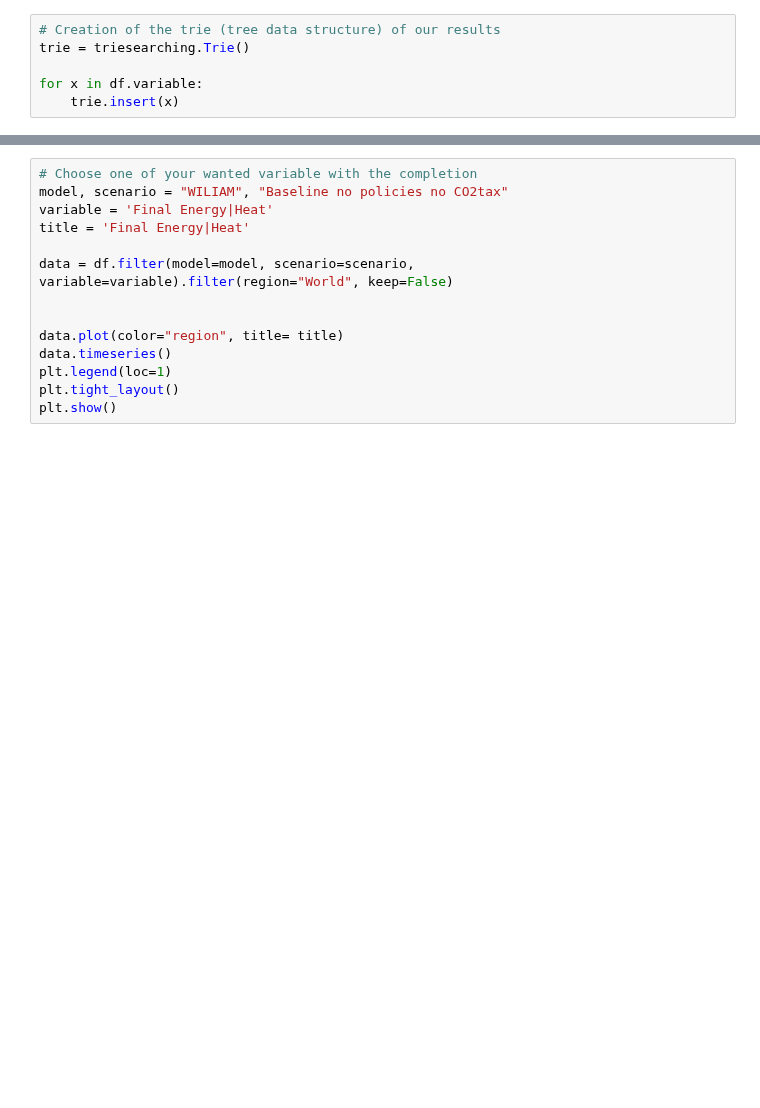
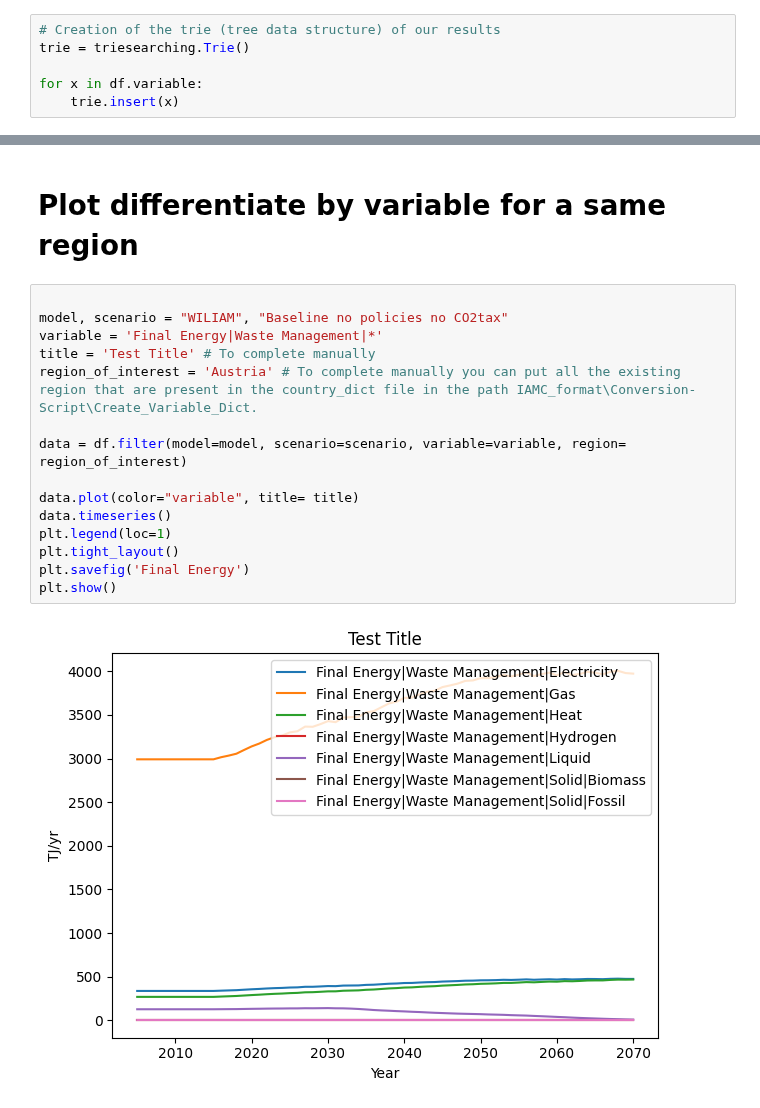
Before and after one commit to Tristan22400/IAMC_format, a Jupyter notebook: Visualization/Plot_timeseries.ipynb, the cells around one changed output, grey strips where cells are left out. Saved outputs shown, nothing was run; the diff lists cells and outputs as text; blank space fills up the shorter version.

Commit message:
create multiples types of plot

```diff
--- a/Visualization/Plot_timeseries.ipynb
+++ b/Visualization/Plot_timeseries.ipynb
@@ -33,14 +62,19 @@ print("Completions:", "\n".join(completions))
+# %% [markdown]
+# Plot differentiate by variable for a same region
 # %%
-# Choose one of your wanted variable with the completion
+
 model, scenario = "WILIAM", "Baseline no policies no CO2tax"
-variable = 'Final Energy|Heat'
-title = 'Final Energy|Heat'
+variable = 'Final Energy|Waste Management|*'
+title = 'Test Title' # To complete manually
+region_of_interest = 'Austria' # To complete manually you can put all the existing region that are present in the country_dict file in the path IAMC_format\Conversion-Script\Create_Variable_Dict.
 
-data = df.filter(model=model, scenario=scenario, variable=variable).filter(region="World", keep=False)
+data = df.filter(model=model, scenario=scenario, variable=variable, region= region_of_interest)
 
-
-data.plot(color="region", title= title)
+data.plot(color="variable", title= title)
 data.timeseries()
 plt.legend(loc=1)
 plt.tight_layout()
+plt.savefig('Final Energy')
 plt.show()
+# %% [output]
+[figure, added]
```
Also changed, not shown: parts of 7 cells of this notebook.
